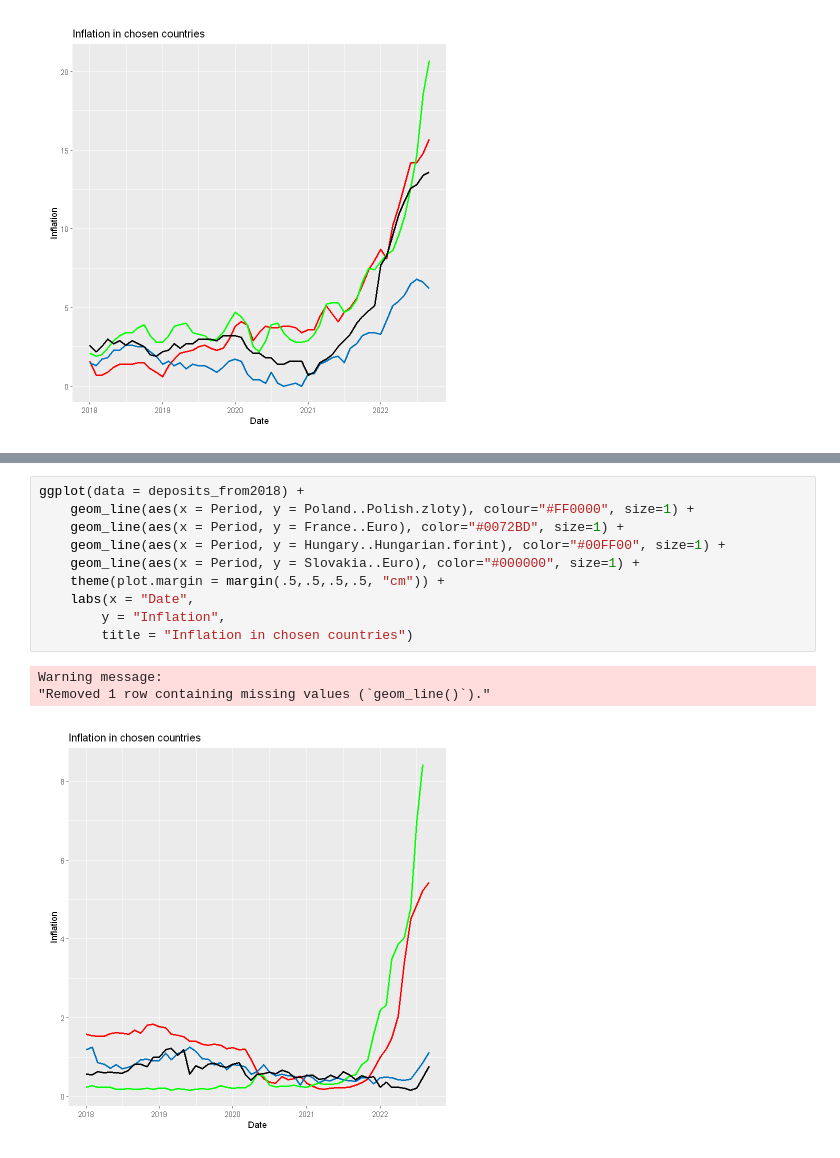
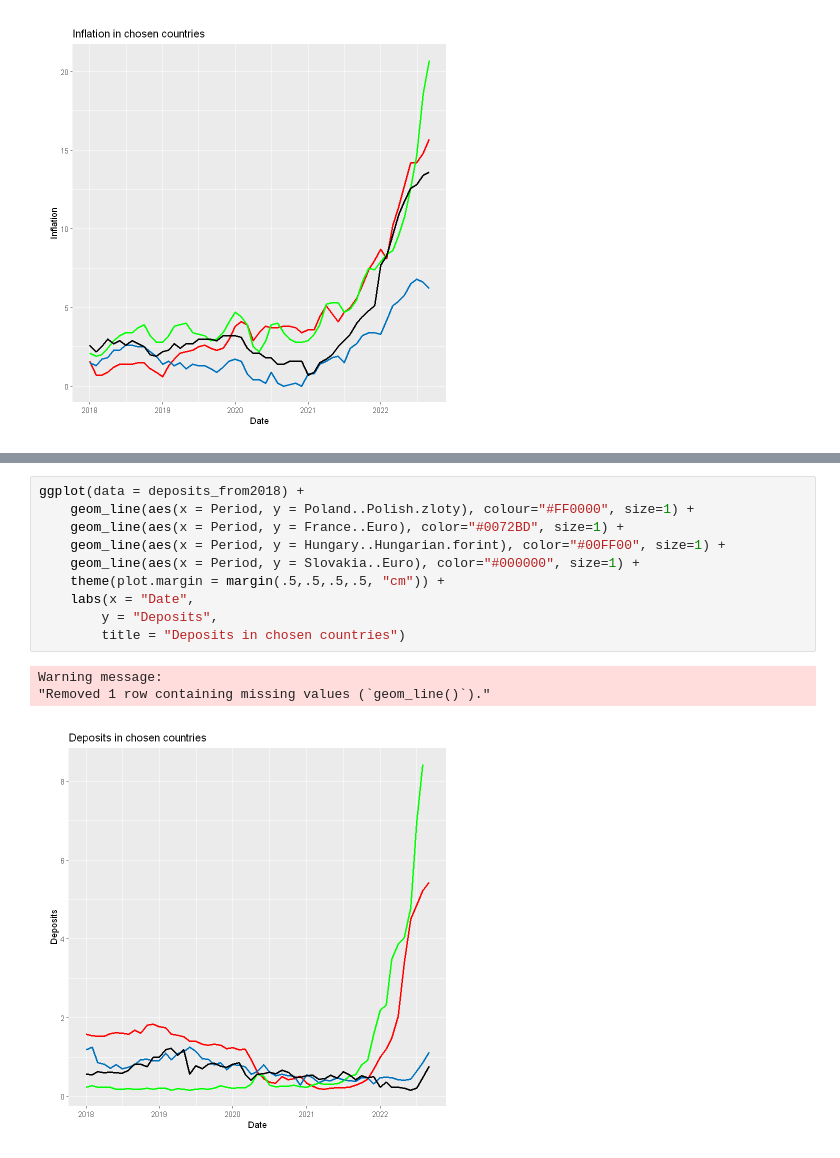
Before and after one commit to AdamixD/SAD_Projekt_1, a Jupyter notebook: Zadanie2.ipynb, the cells around one changed output, grey strips where cells are left out. Drawn from its saved outputs; the diff is of its cells as text.

```diff
--- a/Zadanie2.ipynb
+++ b/Zadanie2.ipynb
@@ -227,14 +231,14 @@ colnames(deposits_from2018)
 # %%
 ggplot(data = deposits_from2018) +
     geom_line(aes(x = Period, y = Poland..Polish.zloty), colour="#FF0000", size=1) +
     geom_line(aes(x = Period, y = France..Euro), color="#0072BD", size=1) +
     geom_line(aes(x = Period, y = Hungary..Hungarian.forint), color="#00FF00", size=1) +
     geom_line(aes(x = Period, y = Slovakia..Euro), color="#000000", size=1) +
     theme(plot.margin = margin(.5,.5,.5,.5, "cm")) +
     labs(x = "Date",
-        y = "Inflation",
-        title = "Inflation in chosen countries")
+        y = "Deposits",
+        title = "Deposits in chosen countries")
 # %% [output]
 Warning message:
 "Removed 1 row containing missing values (`geom_line()`)."
-[figure, old version]
+[figure, new version]
```
Also changed, not shown: parts of 10 cells of this notebook.
